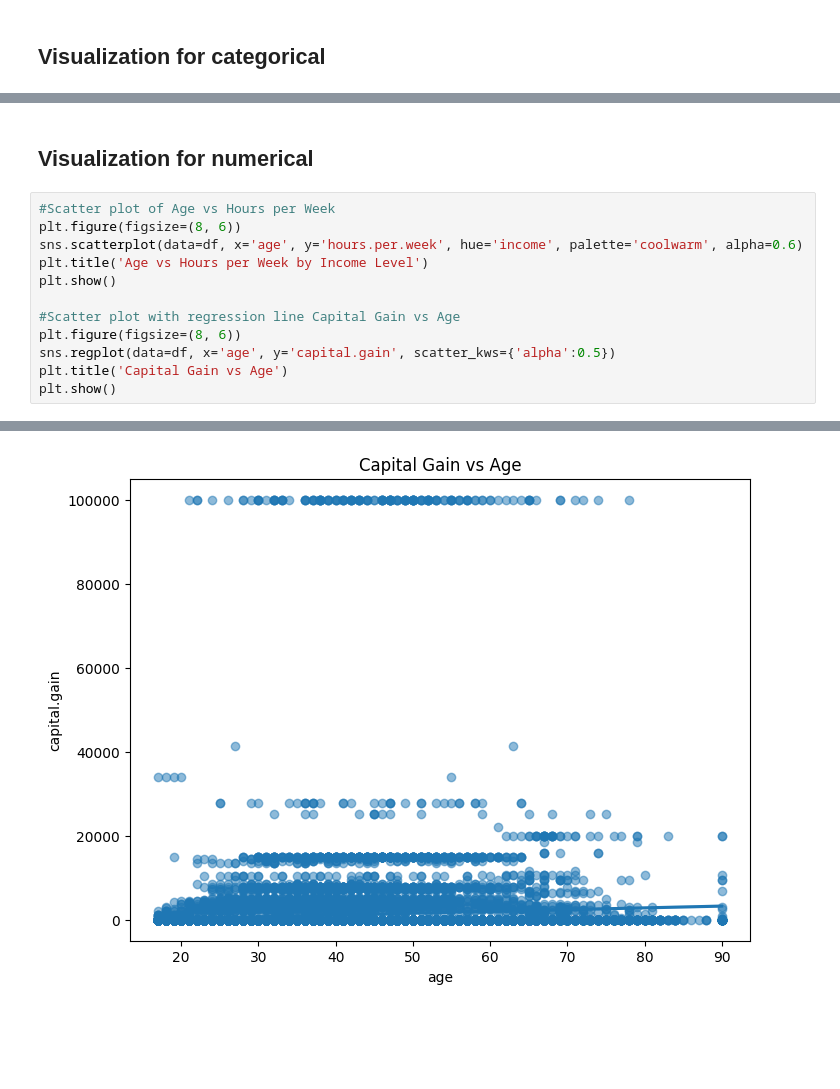
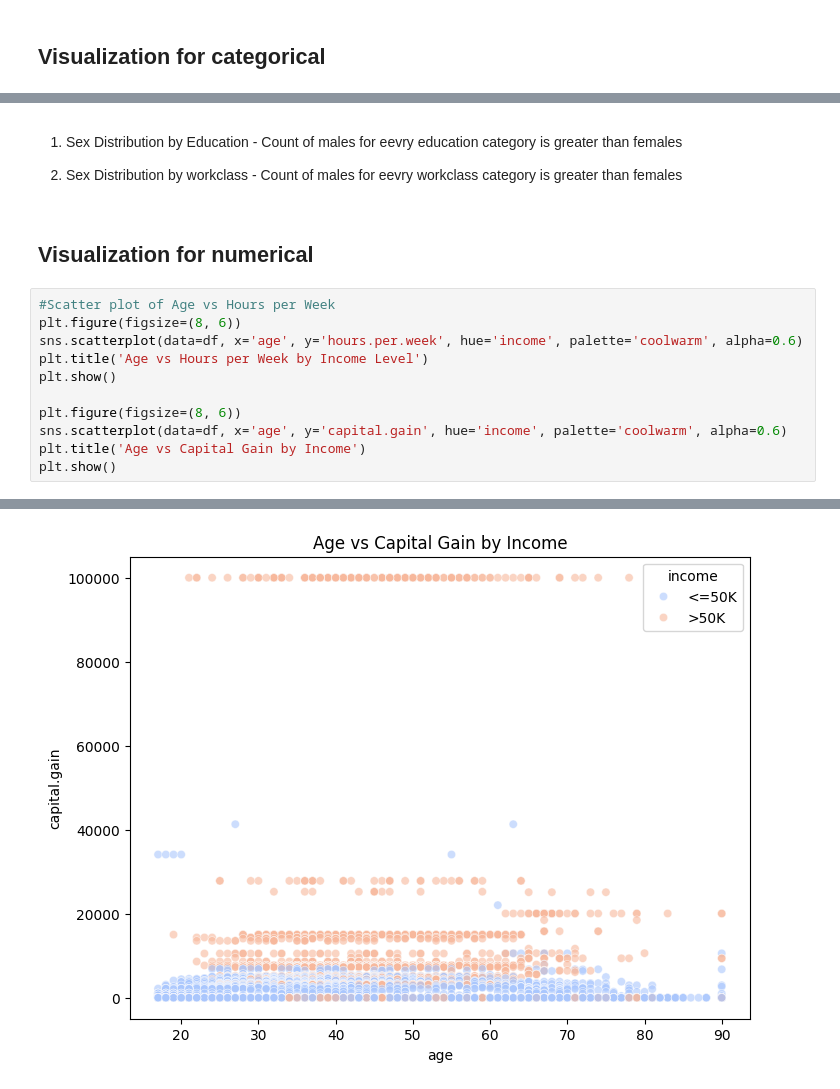
Before and after one commit to atharvawadekar/Adult-census-income-classification, a Jupyter notebook: phase1_eda.ipynb, the cells around one changed output, grey strips where cells are left out. Cells and saved outputs as stored; diff of their text form; blank space fills up the shorter version.

```diff
--- a/phase1_eda.ipynb
+++ b/phase1_eda.ipynb
@@ -856,20 +955,23 @@ plt.show()
 # %% [output]
 [figure]
 [figure]
+# %% [markdown]
+1. Sex Distribution by Education - Count of males for eevry education category is greater than females
+
+1. Sex Distribution by workclass - Count of males for eevry workclass category is greater than females
 # %% [markdown]
 ## Visualization for numerical
 # %%
 #Scatter plot of Age vs Hours per Week
 plt.figure(figsize=(8, 6))
 sns.scatterplot(data=df, x='age', y='hours.per.week', hue='income', palette='coolwarm', alpha=0.6)
 plt.title('Age vs Hours per Week by Income Level')
 plt.show()
 
-#Scatter plot with regression line Capital Gain vs Age
 plt.figure(figsize=(8, 6))
-sns.regplot(data=df, x='age', y='capital.gain', scatter_kws={'alpha':0.5})
-plt.title('Capital Gain vs Age')
+sns.scatterplot(data=df, x='age', y='capital.gain', hue='income', palette='coolwarm', alpha=0.6)
+plt.title('Age vs Capital Gain by Income')
 plt.show()
 # %% [output]
 [figure]
-[figure, old version]
+[figure, new version]
```
Also changed, not shown: parts of 39 cells of this notebook.
